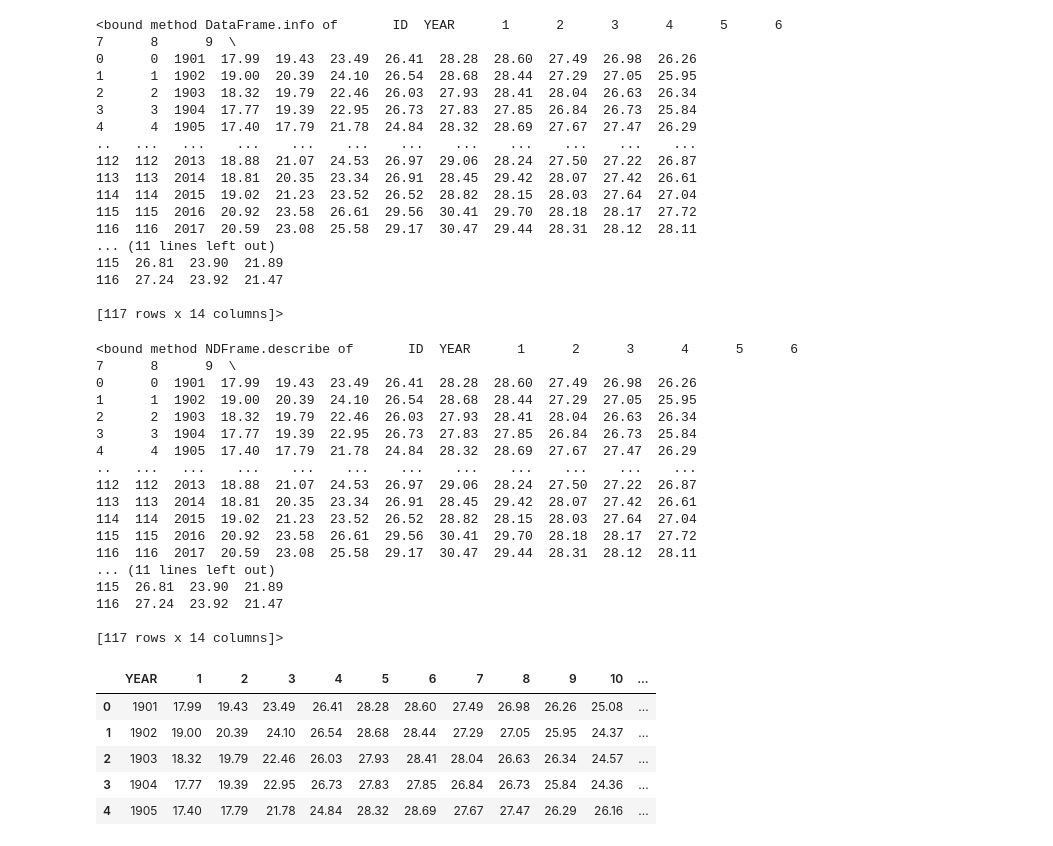
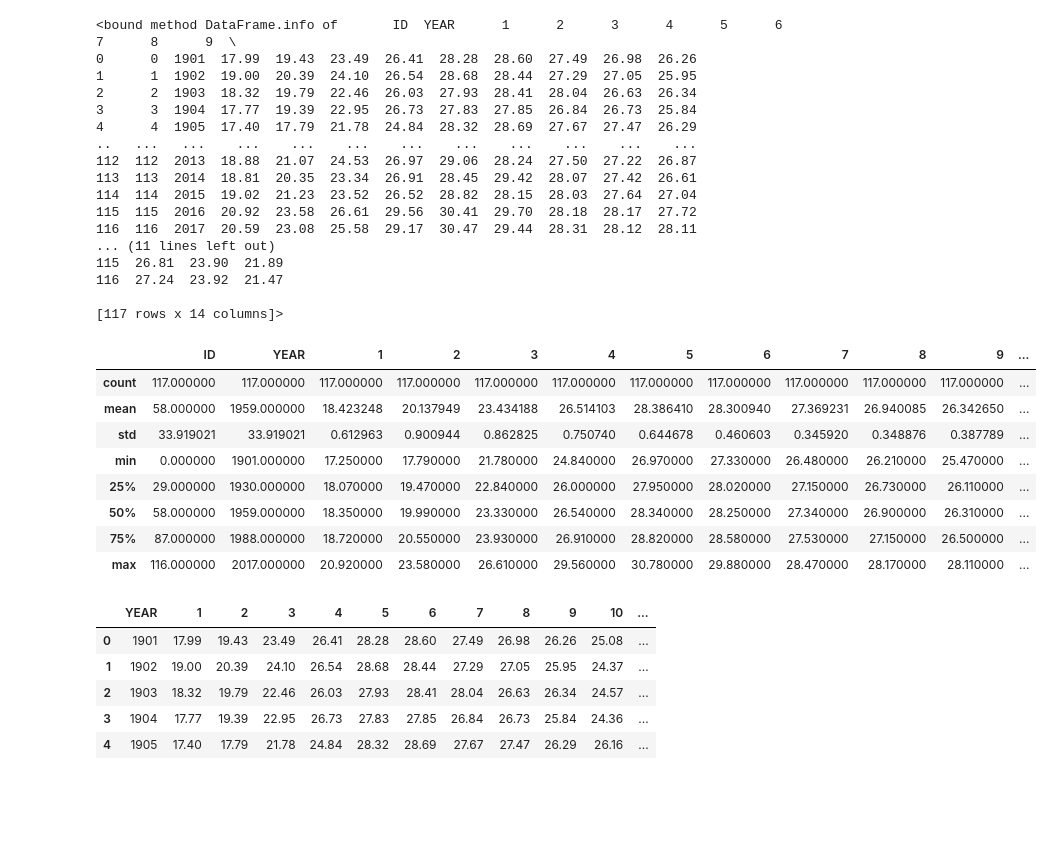
Before and after one commit to AshadullahDanish/weather-forecasting-kaggle-competition-, a Jupyter notebook: notebook1db22fbd9c.ipynb, the cells around one changed output. Cells and saved outputs as stored; diff of their text form; code cells hidden in the pictures; blank space fills up the shorter version.

```diff
--- a/notebook1db22fbd9c.ipynb
+++ b/notebook1db22fbd9c.ipynb
@@ -89,25 +92,17 @@ df.info
 
 [117 rows x 14 columns]>
 # %%
-df.describe
+df.describe()
 # %% [output]
-<bound method NDFrame.describe of       ID  YEAR      1      2      3      4      5      6      7      8      9  \
-0      0  1901  17.99  19.43  23.49  26.41  28.28  28.60  27.49  26.98  26.26
-1      1  1902  19.00  20.39  24.10  26.54  28.68  28.44  27.29  27.05  25.95
-2      2  1903  18.32  19.79  22.46  26.03  27.93  28.41  28.04  26.63  26.34
-3      3  1904  17.77  19.39  22.95  26.73  27.83  27.85  26.84  26.73  25.84
-4      4  1905  17.40  17.79  21.78  24.84  28.32  28.69  27.67  27.47  26.29
-..   ...   ...    ...    ...    ...    ...    ...    ...    ...    ...    ...
-112  112  2013  18.88  21.07  24.53  26.97  29.06  28.24  27.50  27.22  26.87
-113  113  2014  18.81  20.35  23.34  26.91  28.45  29.42  28.07  27.42  26.61
-114  114  2015  19.02  21.23  23.52  26.52  28.82  28.15  28.03  27.64  27.04
-115  115  2016  20.92  23.58  26.61  29.56  30.41  29.70  28.18  28.17  27.72
-116  116  2017  20.59  23.08  25.58  29.17  30.47  29.44  28.31  28.12  28.11
-... (11 lines left out)
-115  26.81  23.90  21.89
-116  27.24  23.92  21.47
-
-[117 rows x 14 columns]>
+|  | ID | YEAR | 1 | 2 | 3 | 4 | 5 | 6 | 7 | 8 | 9 | ... |
+| count | 117.000000 | 117.000000 | 117.000000 | 117.000000 | 117.000000 | 117.000000 | 117.000000 | 117.000000 | 117.000000 | 117.000000 | 117.000000 | ... |
+| mean | 58.000000 | 1959.000000 | 18.423248 | 20.137949 | 23.434188 | 26.514103 | 28.386410 | 28.300940 | 27.369231 | 26.940085 | 26.342650 | ... |
+| std | 33.919021 | 33.919021 | 0.612963 | 0.900944 | 0.862825 | 0.750740 | 0.644678 | 0.460603 | 0.345920 | 0.348876 | 0.387789 | ... |
+| min | 0.000000 | 1901.000000 | 17.250000 | 17.790000 | 21.780000 | 24.840000 | 26.970000 | 27.330000 | 26.480000 | 26.210000 | 25.470000 | ... |
+| 25% | 29.000000 | 1930.000000 | 18.070000 | 19.470000 | 22.840000 | 26.000000 | 27.950000 | 28.020000 | 27.150000 | 26.730000 | 26.110000 | ... |
+| 50% | 58.000000 | 1959.000000 | 18.350000 | 19.990000 | 23.330000 | 26.540000 | 28.340000 | 28.250000 | 27.340000 | 26.900000 | 26.310000 | ... |
+| 75% | 87.000000 | 1988.000000 | 18.720000 | 20.550000 | 23.930000 | 26.910000 | 28.820000 | 28.580000 | 27.530000 | 27.150000 | 26.500000 | ... |
+| max | 116.000000 | 2017.000000 | 20.920000 | 23.580000 | 26.610000 | 29.560000 | 30.780000 | 29.880000 | 28.470000 | 28.170000 | 28.110000 | ... |
 # %%
 df.drop(['ID'], axis = 1, inplace = True)
 # %%
```
Also changed, not shown: parts of 4 cells of this notebook.
